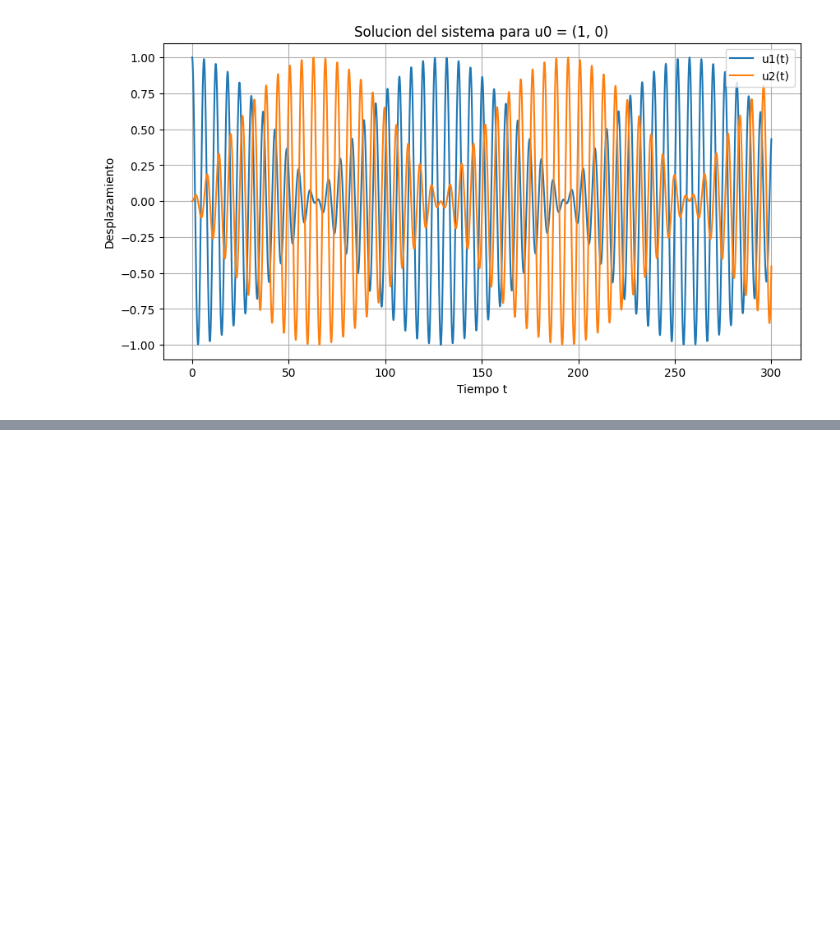
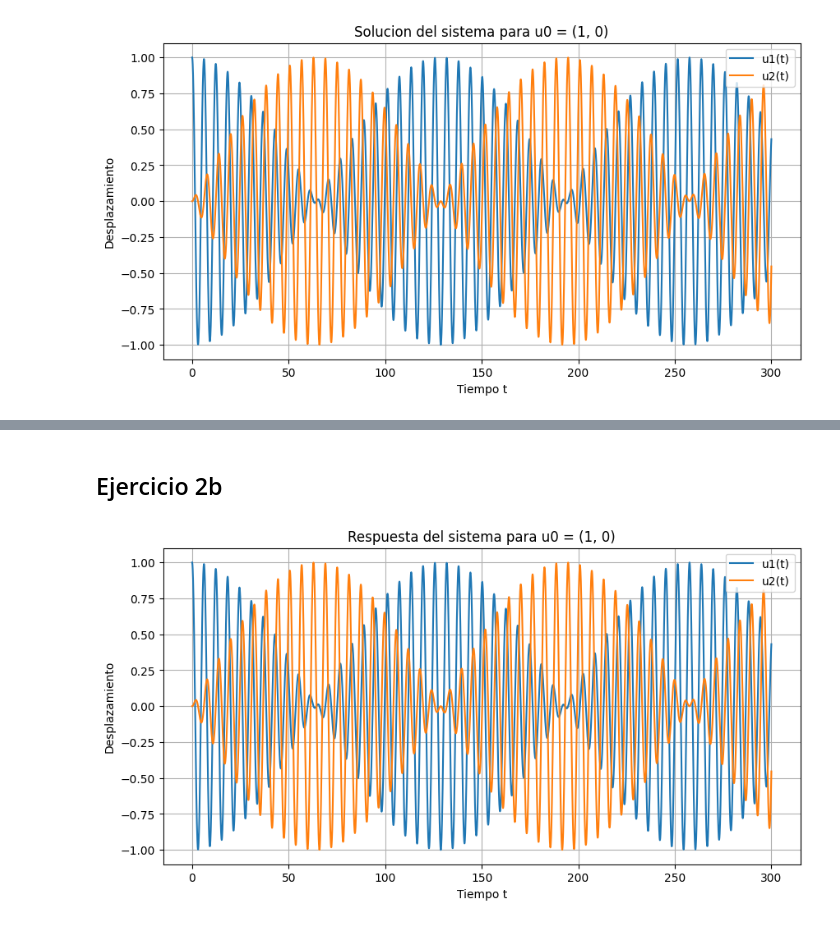
Before and after one commit to LuigiToby/IMEC4001, a Jupyter notebook: soluciones/LuisARodriguezA_tarea3.ipynb, the cells around one changed output, grey strips where cells are left out. Saved outputs shown, nothing was run; the diff lists cells and outputs as text; code cells hidden in the pictures; blank space fills up the shorter version.

```diff
--- a/soluciones/LuisARodriguezA_tarea3.ipynb
+++ b/soluciones/LuisARodriguezA_tarea3.ipynb
@@ -182,0 +265,14 @@ plt.show()
+# %%
+# Matriz [cos(ωt)]
+t = sp.symbols('t', real=True)
+
+omega1 = sp.sqrt(sp.Rational(1, 20))
+omega2 = sp.sqrt(sp.Rational(41, 20))
+
+cos_omega_t = sp.diag(
+    sp.cos(omega1 * t),
+    sp.cos(omega2 * t)
+)
+
+display(Math(r"[\cos\omega t] ="))
+display(cos_omega_t)
@@ -182,0 +291,28 @@ plt.show()
+# %% [markdown]
+## Ejercicio 2b
+# %%
+w1 = 1
+w2 = np.sqrt(11 / 10)
+
+def u1(t):
+    return 0.5 * (np.cos(w1 * t) + np.cos(w2 * t))
+
+def u2(t):
+    return 0.5 * (np.cos(w1 * t) - np.cos(w2 * t))
+# %%
+t = np.linspace(0, 300, 5000)
+# %%
+plt.figure(figsize=(10, 5))
+
+plt.plot(t, u1(t), label="u1(t)")
+plt.plot(t, u2(t), label="u2(t)")
+
+plt.xlabel("Tiempo t")
+plt.ylabel("Desplazamiento")
+plt.title("Respuesta del sistema para u0 = (1, 0)")
+plt.grid()
+plt.legend()
+
+plt.show()
+# %% [output]
+[figure, added]
```
Also changed, not shown: parts of 9 cells of this notebook.
